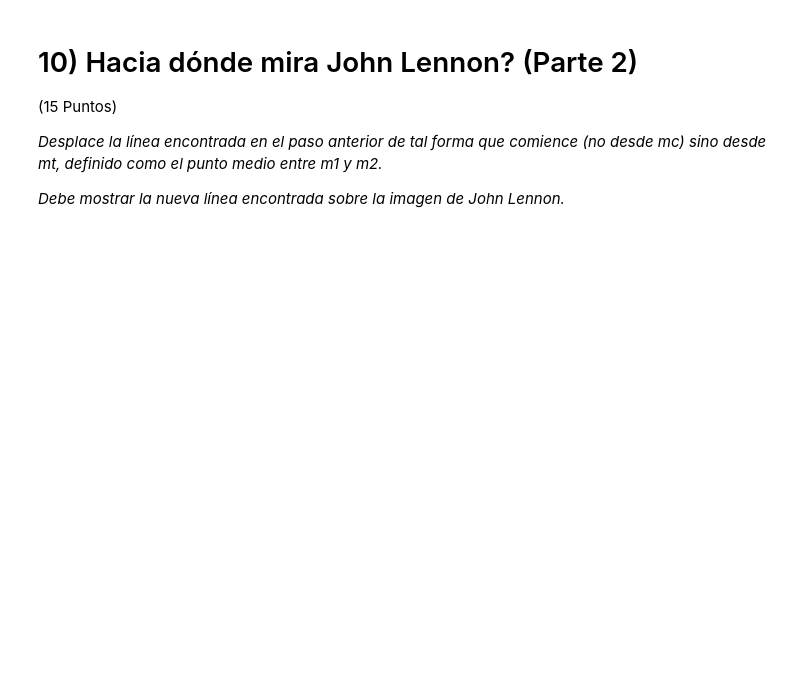
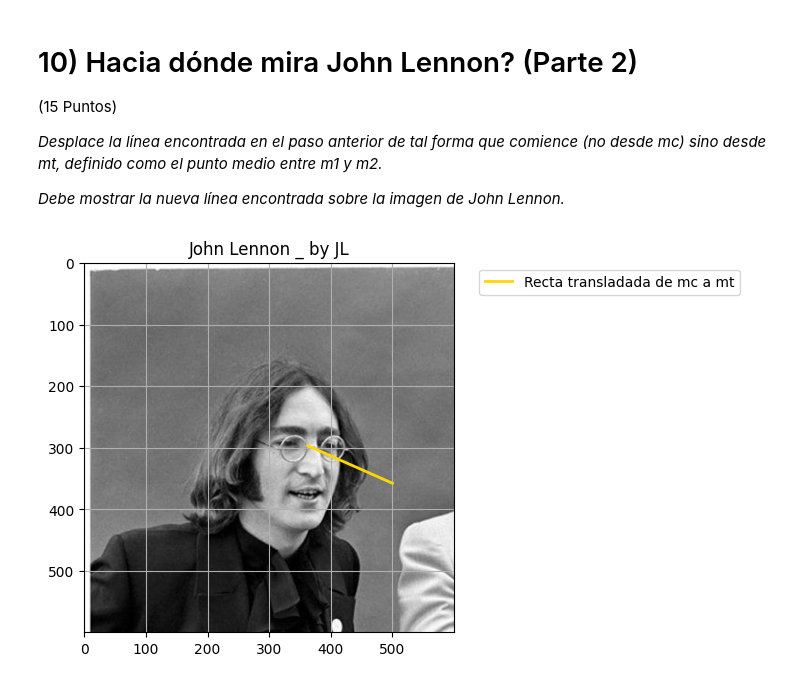
Before and after one commit to G2JL/Computer_Vision, a Jupyter notebook: 1902172_VC_A1_Puntos_lineas.ipynb, the cells around one changed output. Cells and saved outputs as stored; diff of their text form; code cells hidden in the pictures; blank space fills up the shorter version.

```diff
--- a/1902172_VC_A1_Puntos_lineas.ipynb
+++ b/1902172_VC_A1_Puntos_lineas.ipynb
@@ -407,0 +468,59 @@ ell_R2      =  [  -75.75    -63.75  48877.875]
+# %%
+# PREGUNTA 10: ESCRIBA CODIGO AQUI
+
+  #----Ecuaciones de la recta por 2 puntos (mc y mq)----
+
+  #nuevo origen 'mt' de la recta desplazada
+# mt = [(m1 + m2 )/2] # This was the original line, incorrect
+mt = (m1 + m2 )/2   # Corrected line, creates a 1D numpy array
+  # -> Punto mt donde terminara la recta a partir de los utlimos puntos de la recta orignal
+mt_final = np.array([x_Rec3[-1], y_Rec3[-1], 1])
+
+ell_rec4 = np.cross(mt,mt_final) # <==== recta que pasa por ambos puntos (mt y mt_final)
+a_r4   = ell_rec4[0]
+b_r4   = ell_rec4[1]
+c_r4   = ell_rec4[2]
+
+m1_x = m1[0]
+m2_x = m2[0]
+punto_medio_x = (m1_x + m2_x) / 2
+mt_x  = punto_medio_x
+
+limits_r4 = np.array([mt_x, 500])
+
+x_Rec4 = limits_r4
+y_Rec4= -(a_r4*x_Rec4 + c_r4)/b_r4
+
+  # Recta 4 (Recta mc-mq transladada a mt)
+plt.plot(x_Rec4,y_Rec4,color='#FFD700', linewidth='2', label="Recta transladada de mc a mt", zorder=2)
+# ----Mostar puntos, cuadrilatero, rectas, intersección (mc) y mq sobre la imagen de John Lennon ----
+
+I = cv2.imread('JohnLennon.jpg')
+  # Imagen de fondo John Lennon
+plt.imshow(I, zorder=0)
+
+"""  # cuadrilatero
+plt.plot(sqr_x, sqr_y, c='blue', linewidth=1, label="Cuadrilátero", zorder=1) # Línea cerrada
+
+  # Recta 1 (m1 y m4)
+plt.plot(x_Recta1,y_Recta1,color='black', linewidth='1', label="Recta_m1-m4", zorder=2)
+
+  # Recta 2 (m2 y m3)
+plt.plot(x_Recta2,y_Recta2,color='grey', linewidth='1',label="Recta_m2-m3", zorder=2)
+
+  # puntos de ojos y comisuras de labios
+plt.scatter(sqr_x, sqr_y, s=10, c='red', label="ojos y comisura de los labios", zorder=3)
+
+  # mc (Intersección de rectas)
+plt.scatter(xi, yi, color='chartreuse', s=7, label="mc (centro de cuadrilatero)", zorder=3)
+
+  # mq
+plt.scatter(nariz_x, nariz_y, color='orange', s=7, label="mq (punta de nariz)", zorder=3)
+"""
+  #labels
+plt.legend(bbox_to_anchor=(1.05, 1), loc='upper left')
+plt.grid(True)
+plt.title('John Lennon _ by JL')
+plt.show()
+# %% [output]
+[figure, added]
```
Also changed, not shown: parts of 5 cells of this notebook.
